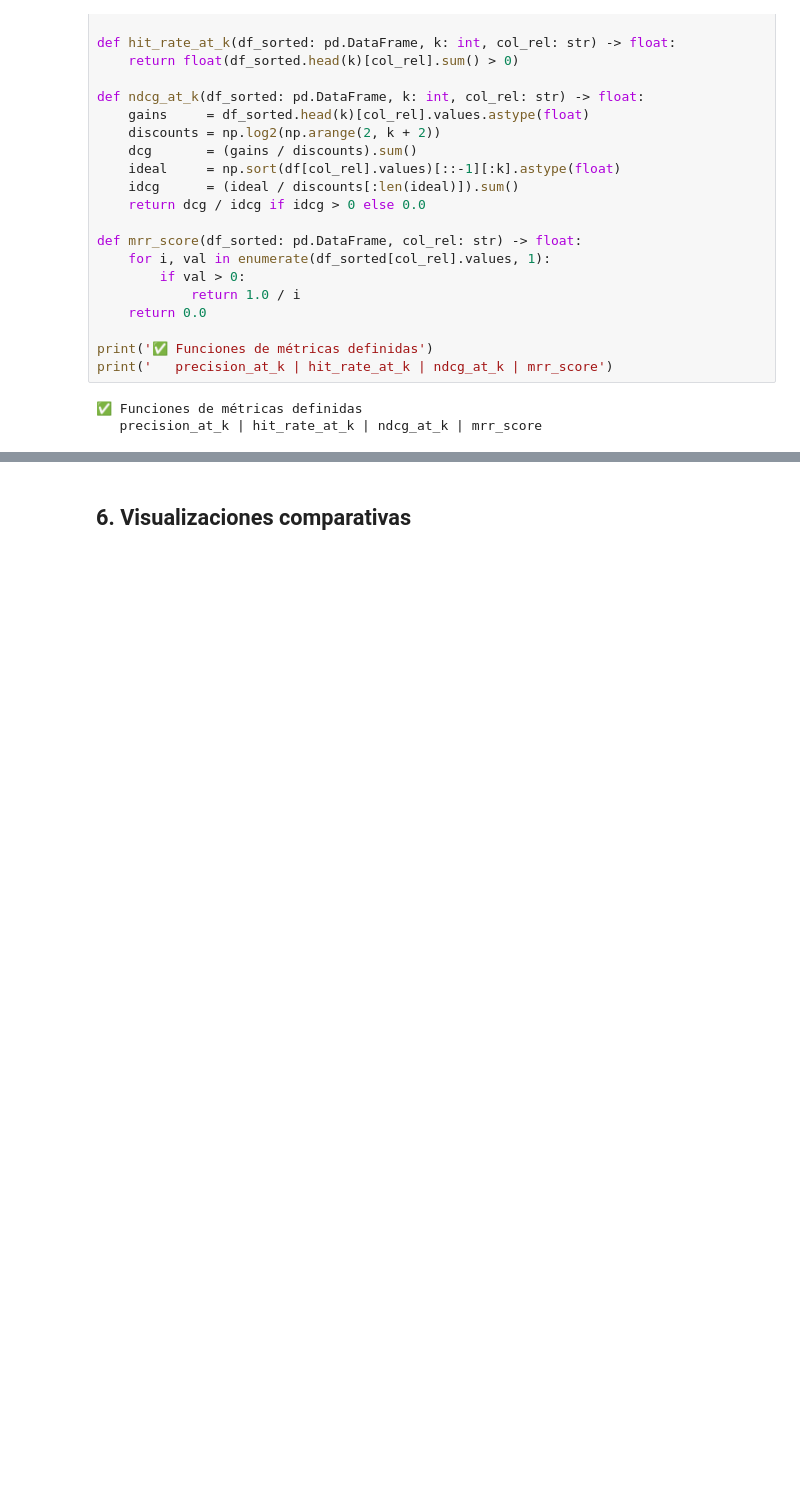
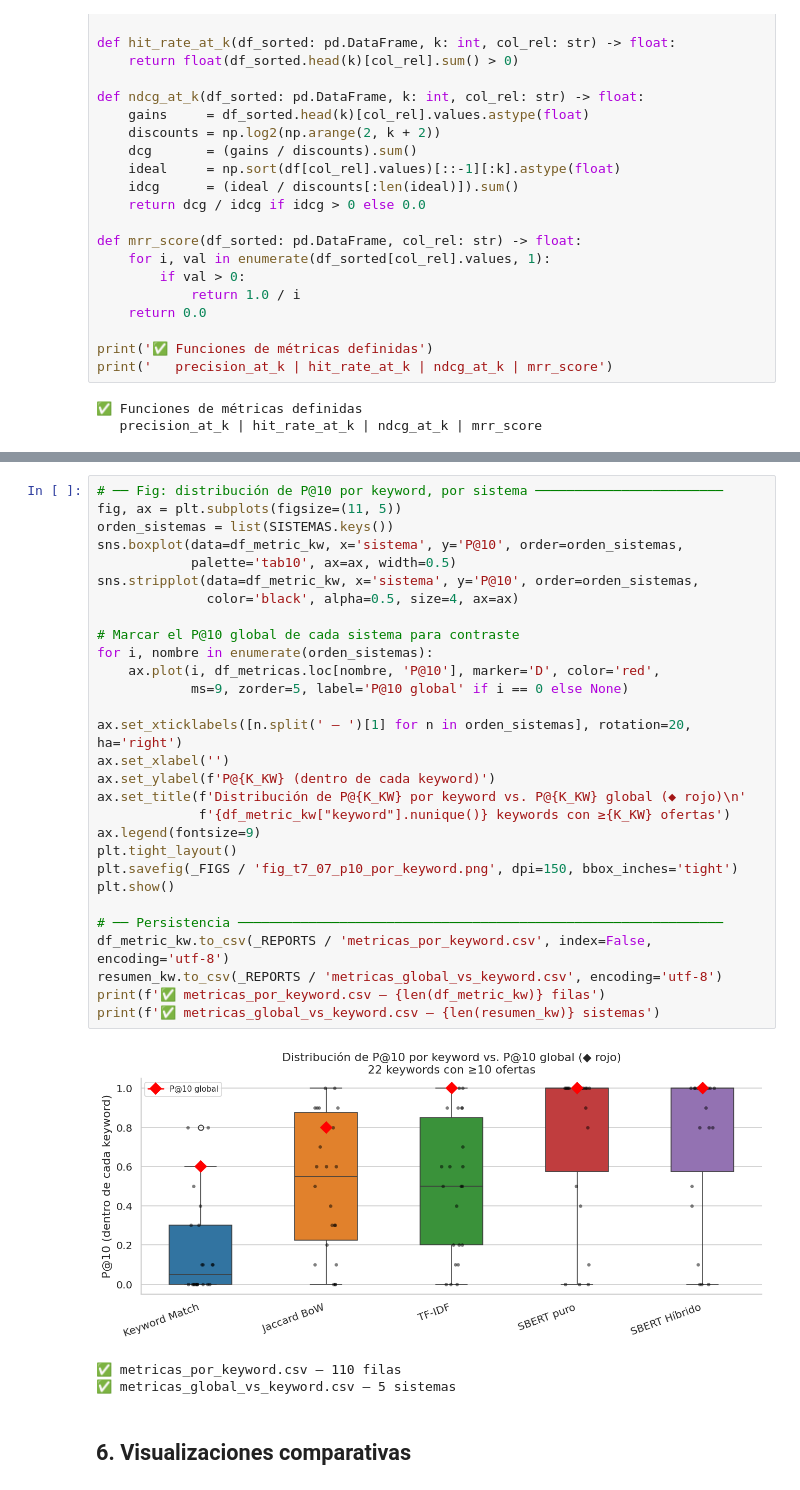
Before and after one commit to Carlos-Cicconi/Trabajo_Final_MCD, a Jupyter notebook: notebooks/T7_Benchmark.ipynb, the cells around one changed output, grey strips where cells are left out. Drawn from its saved outputs; the diff is of its cells as text; blank space fills up the shorter version.

```diff
--- a/notebooks/T7_Benchmark.ipynb
+++ b/notebooks/T7_Benchmark.ipynb
@@ -603,3 +678,36 @@ S  — SBERT Híbrido  1.0   1.0  1.0000   1.0    1.0   1.0000   1.0    1.0   1.
+# %%
+# ── Fig: distribución de P@10 por keyword, por sistema ────────────────────────
+fig, ax = plt.subplots(figsize=(11, 5))
+orden_sistemas = list(SISTEMAS.keys())
+sns.boxplot(data=df_metric_kw, x='sistema', y='P@10', order=orden_sistemas,
+            palette='tab10', ax=ax, width=0.5)
+sns.stripplot(data=df_metric_kw, x='sistema', y='P@10', order=orden_sistemas,
+              color='black', alpha=0.5, size=4, ax=ax)
+
+# Marcar el P@10 global de cada sistema para contraste
+for i, nombre in enumerate(orden_sistemas):
+    ax.plot(i, df_metricas.loc[nombre, 'P@10'], marker='D', color='red',
+            ms=9, zorder=5, label='P@10 global' if i == 0 else None)
+
+ax.set_xticklabels([n.split(' — ')[1] for n in orden_sistemas], rotation=20, ha='right')
+ax.set_xlabel('')
+ax.set_ylabel(f'P@{K_KW} (dentro de cada keyword)')
+ax.set_title(f'Distribución de P@{K_KW} por keyword vs. P@{K_KW} global (◆ rojo)\n'
+             f'{df_metric_kw["keyword"].nunique()} keywords con ≥{K_KW} ofertas')
+ax.legend(fontsize=9)
+plt.tight_layout()
+plt.savefig(_FIGS / 'fig_t7_07_p10_por_keyword.png', dpi=150, bbox_inches='tight')
+plt.show()
+
+# ── Persistencia ──────────────────────────────────────────────────────────────
+df_metric_kw.to_csv(_REPORTS / 'metricas_por_keyword.csv', index=False, encoding='utf-8')
+resumen_kw.to_csv(_REPORTS / 'metricas_global_vs_keyword.csv', encoding='utf-8')
+print(f'✅ metricas_por_keyword.csv — {len(df_metric_kw)} filas')
+print(f'✅ metricas_global_vs_keyword.csv — {len(resumen_kw)} sistemas')
+# %% [output]
+[figure, added]
+✅ metricas_por_keyword.csv — 110 filas
+✅ metricas_global_vs_keyword.csv — 5 sistemas
 # %% [markdown]
 ## 6. Visualizaciones comparativas
 # %%
```
Also changed, not shown: parts of 9 cells of this notebook, 5 other files.
